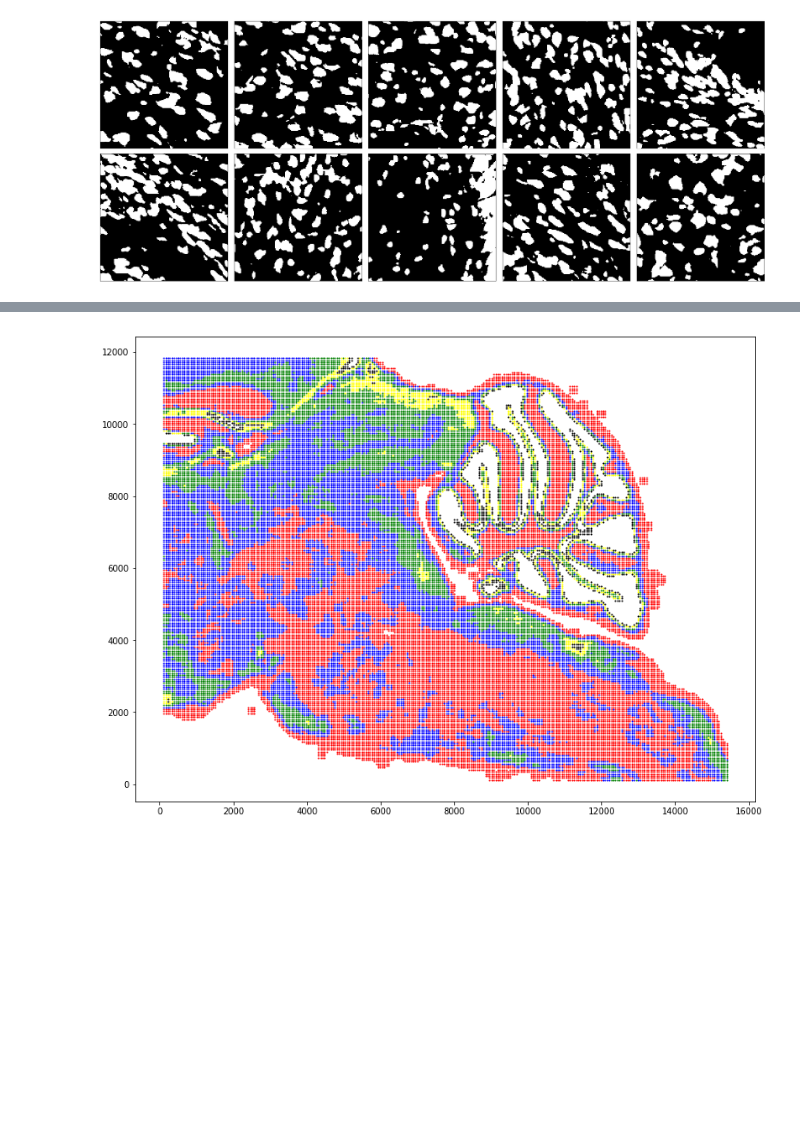
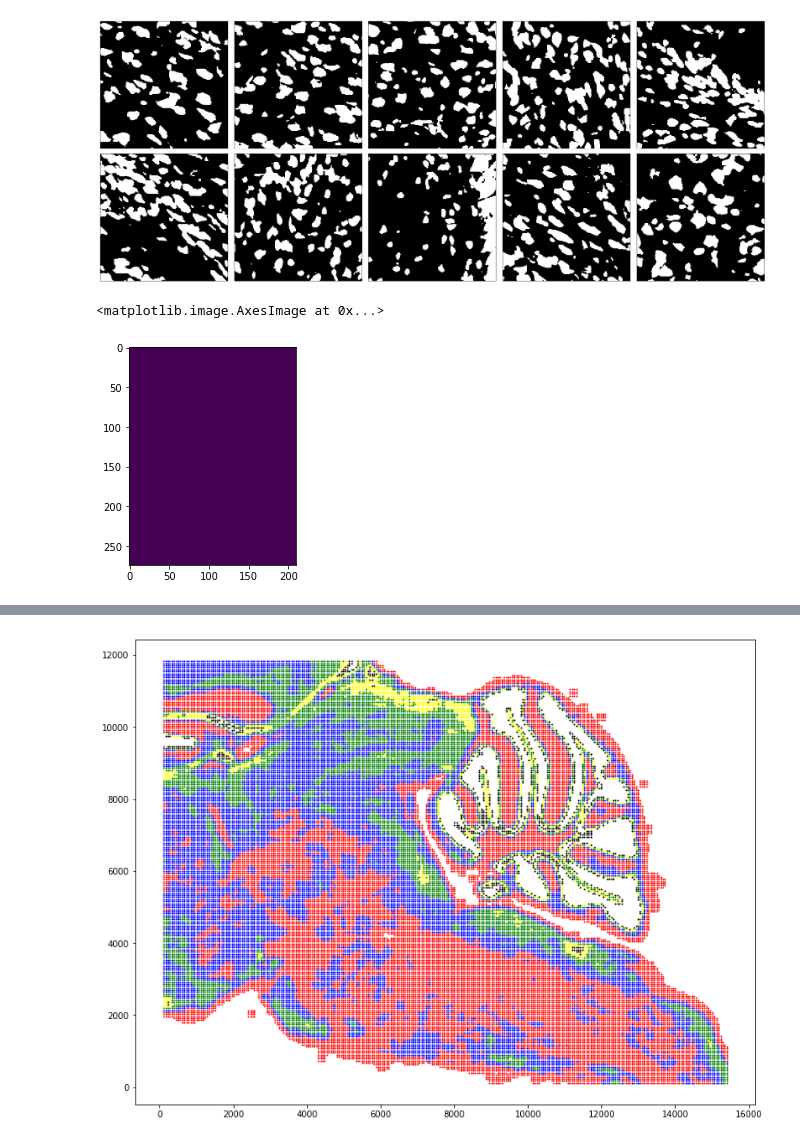
Before and after one commit to xiangjiph/MouseBrainAtlas, a Jupyter notebook: XJ/Extract_background_features.ipynb, the cells around one changed output, grey strips where cells are left out. Cells and saved outputs as stored; diff of their text form; code cells hidden in the pictures; blank space fills up the shorter version.

```diff
--- a/XJ/Extract_background_features.ipynb
+++ b/XJ/Extract_background_features.ipynb
@@ -230,3 +230,10 @@ display_images_in_grids([patches_BW[index1] for index1 in viz_index], nc=5, cmap
 # %% [output]
 [figure]
 [figure]
+# %%
+patch_center_pixel_index = patch_center_pixel_location/56 - 2
+patch_loc_plot = np.zeros(np.max(patch_center_pixel_index,axis=0)+1)
+plt.imshow(patch_loc_plot)
+# %% [output]
+<matplotlib.image.AxesImage at 0x...>
+[figure, added]
```
Also changed, not shown: parts of 2 cells of this notebook.
